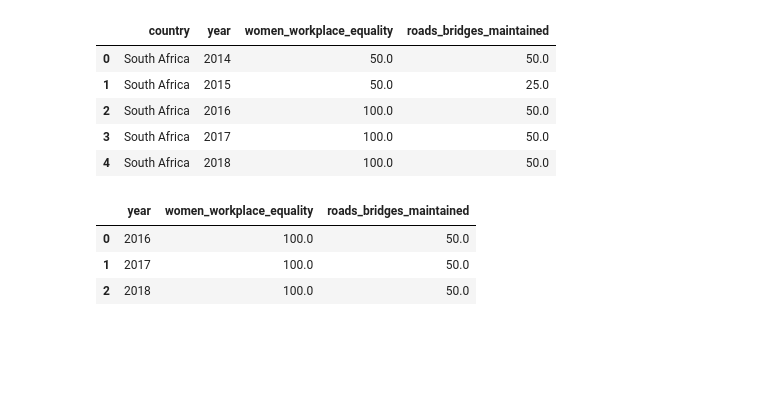
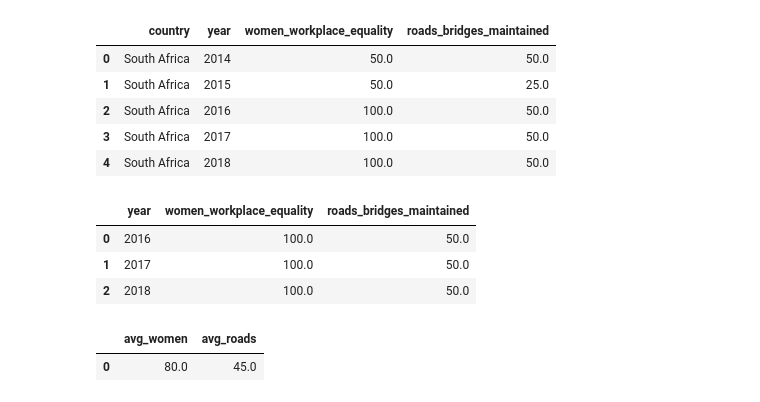
Before and after one commit to nshongane-eng/Peak_Perfomers_NDTA63, a Jupyter notebook: Peak_Perfomers_Assignment.ipynb, the cells around one changed output. Cells and saved outputs as stored; diff of their text form; code cells hidden in the pictures; blank space fills up the shorter version.

```diff
--- a/Peak_Perfomers_Assignment.ipynb
+++ b/Peak_Perfomers_Assignment.ipynb
@@ -534,3 +534,14 @@ query_result
 | 0 | 2016 | 100.0 | 50.0 |
 | 1 | 2017 | 100.0 | 50.0 |
 | 2 | 2018 | 100.0 | 50.0 |
+# %%
+# --- Query: average of both indicators across all available years ---
+avg_result = pd.read_sql(
+    "SELECT AVG(women_workplace_equality) AS avg_women, "
+    "AVG(roads_bridges_maintained) AS avg_roads FROM sa_institutions;",
+    conn
+)
+avg_result
+# %% [output]
+|  | avg_women | avg_roads |
+| 0 | 80.0 | 45.0 |
```
Also changed, not shown: parts of 2 cells of this notebook.
